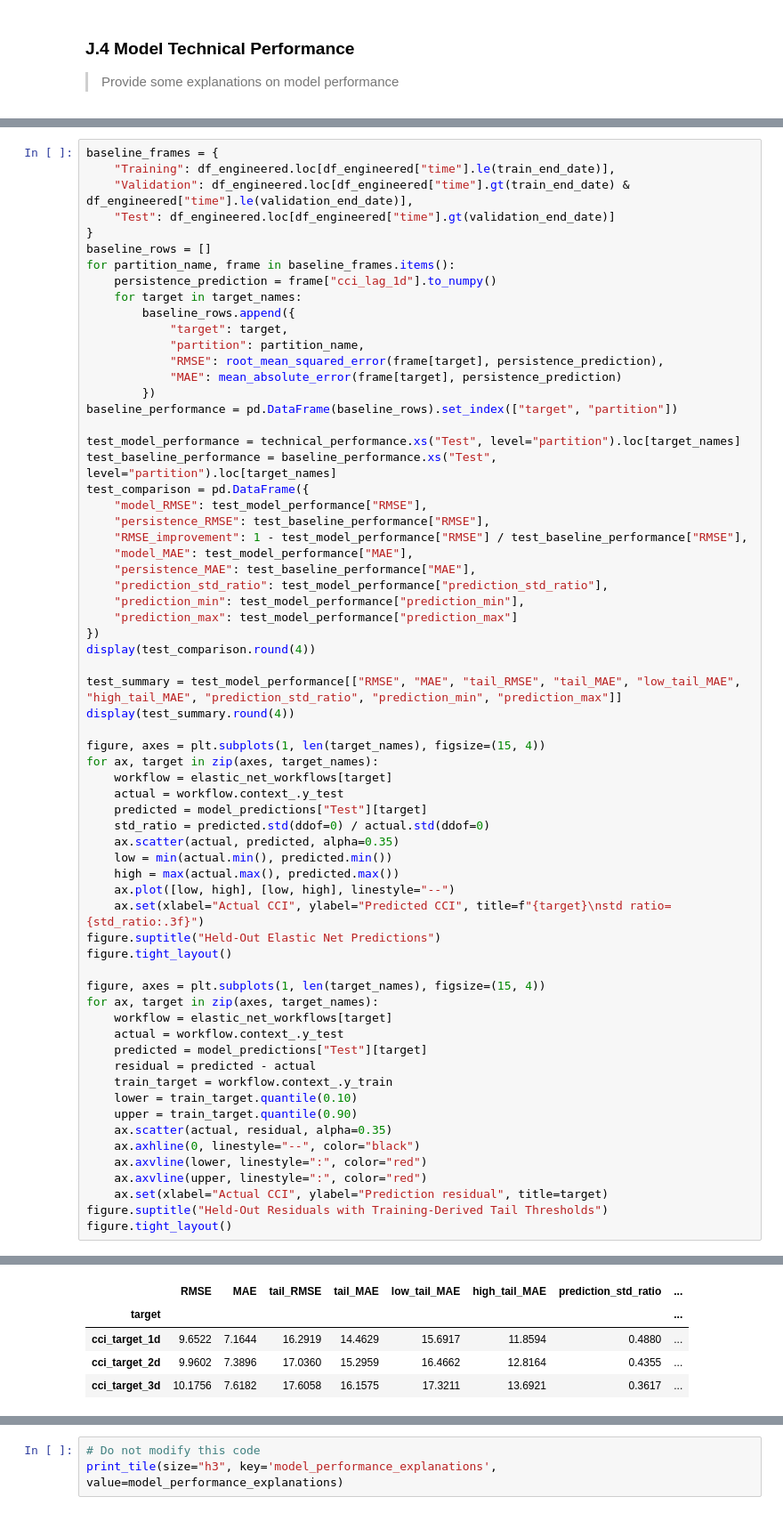
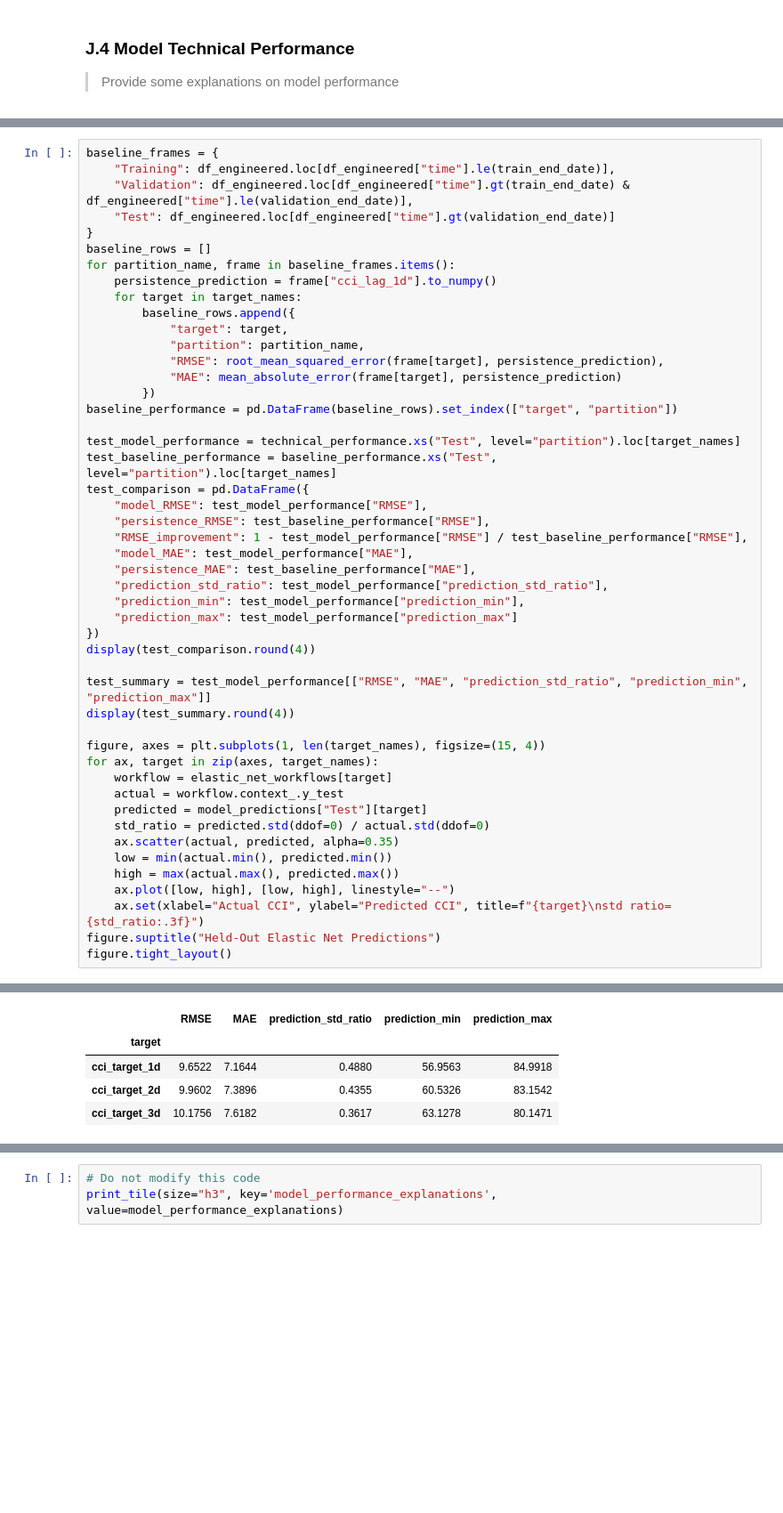
Before and after one commit to RP28/36120-26SP-AT2-26294153-experiments, a Jupyter notebook: notebooks/comfort_climate/36120_26SP_AT2_26294153_experiment_1.ipynb, the cells around one changed output, grey strips where cells are left out. Shown at 89% size. Saved outputs shown, nothing was run; the diff lists cells and outputs as text; blank space fills up the shorter version.

Commit message:
updated workflow of exp1 and exp2

```diff
--- a/notebooks/comfort_climate/36120_26SP_AT2_26294153_experiment_1.ipynb
+++ b/notebooks/comfort_climate/36120_26SP_AT2_26294153_experiment_1.ipynb
@@ -2108,54 +2115,37 @@ test_comparison = pd.DataFrame({
     "RMSE_improvement": 1 - test_model_performance["RMSE"] / test_baseline_performance["RMSE"],
     "model_MAE": test_model_performance["MAE"],
     "persistence_MAE": test_baseline_performance["MAE"],
     "prediction_std_ratio": test_model_performance["prediction_std_ratio"],
     "prediction_min": test_model_performance["prediction_min"],
     "prediction_max": test_model_performance["prediction_max"]
 })
 display(test_comparison.round(4))
 
-test_summary = test_model_performance[["RMSE", "MAE", "tail_RMSE", "tail_MAE", "low_tail_MAE", "high_tail_MAE", "prediction_std_ratio", "prediction_min", "prediction_max"]]
+test_summary = test_model_performance[["RMSE", "MAE", "prediction_std_ratio", "prediction_min", "prediction_max"]]
 display(test_summary.round(4))
 
 figure, axes = plt.subplots(1, len(target_names), figsize=(15, 4))
 for ax, target in zip(axes, target_names):
     workflow = elastic_net_workflows[target]
     actual = workflow.context_.y_test
     predicted = model_predictions["Test"][target]
     std_ratio = predicted.std(ddof=0) / actual.std(ddof=0)
     ax.scatter(actual, predicted, alpha=0.35)
     low = min(actual.min(), predicted.min())
     high = max(actual.max(), predicted.max())
     ax.plot([low, high], [low, high], linestyle="--")
     ax.set(xlabel="Actual CCI", ylabel="Predicted CCI", title=f"{target}\nstd ratio={std_ratio:.3f}")
 figure.suptitle("Held-Out Elastic Net Predictions")
 figure.tight_layout()
-
-figure, axes = plt.subplots(1, len(target_names), figsize=(15, 4))
-for ax, target in zip(axes, target_names):
-    workflow = elastic_net_workflows[target]
-    actual = workflow.context_.y_test
-    predicted = model_predictions["Test"][target]
-    residual = predicted - actual
-    train_target = workflow.context_.y_train
-    lower = train_target.quantile(0.10)
-    upper = train_target.quantile(0.90)
-    ax.scatter(actual, residual, alpha=0.35)
-    ax.axhline(0, linestyle="--", color="black")
-    ax.axvline(lower, linestyle=":", color="red")
-    ax.axvline(upper, linestyle=":", color="red")
-    ax.set(xlabel="Actual CCI", ylabel="Prediction residual", title=target)
-figure.suptitle("Held-Out Residuals with Training-Derived Tail Thresholds")
-figure.tight_layout()
 # %% [output]
 |  | model_RMSE | persistence_RMSE | RMSE_improvement | model_MAE | persistence_MAE | prediction_std_ratio | ... |
 | target |  |  |  |  |  |  | ... |
 | cci_target_1d | 9.6522 | 12.0480 | 0.1989 | 7.1644 | 9.0845 | 0.4880 | ... |
 | cci_target_2d | 9.9602 | 12.6976 | 0.2156 | 7.3896 | 9.5946 | 0.4355 | ... |
 | cci_target_3d | 10.1756 | 12.6367 | 0.1948 | 7.6182 | 9.7969 | 0.3617 | ... |
-|  | RMSE | MAE | tail_RMSE | tail_MAE | low_tail_MAE | high_tail_MAE | prediction_std_ratio | ... |
-| target |  |  |  |  |  |  |  | ... |
-| cci_target_1d | 9.6522 | 7.1644 | 16.2919 | 14.4629 | 15.6917 | 11.8594 | 0.4880 | ... |
-| cci_target_2d | 9.9602 | 7.3896 | 17.0360 | 15.2959 | 16.4662 | 12.8164 | 0.4355 | ... |
-| cci_target_3d | 10.1756 | 7.6182 | 17.6058 | 16.1575 | 17.3211 | 13.6921 | 0.3617 | ... |
+|  | RMSE | MAE | prediction_std_ratio | prediction_min | prediction_max |
+| target |  |  |  |  |  |
+| cci_target_1d | 9.6522 | 7.1644 | 0.4880 | 56.9563 | 84.9918 |
+| cci_target_2d | 9.9602 | 7.3896 | 0.4355 | 60.5326 | 83.1542 |
+| cci_target_3d | 10.1756 | 7.6182 | 0.3617 | 63.1278 | 80.1471 |
 [figure]
```
Also changed, not shown: parts of 24 cells of this notebook, 4 other files.
